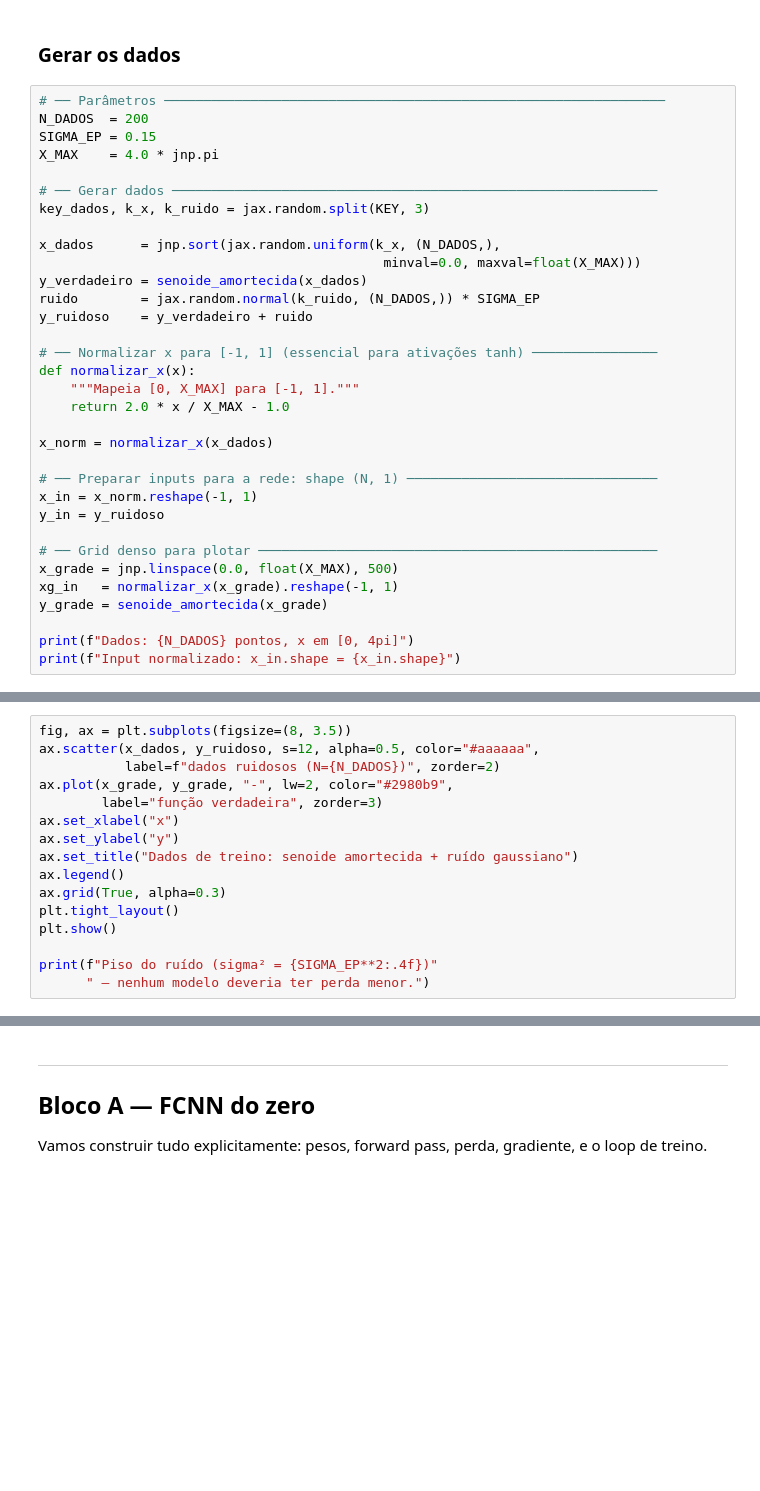
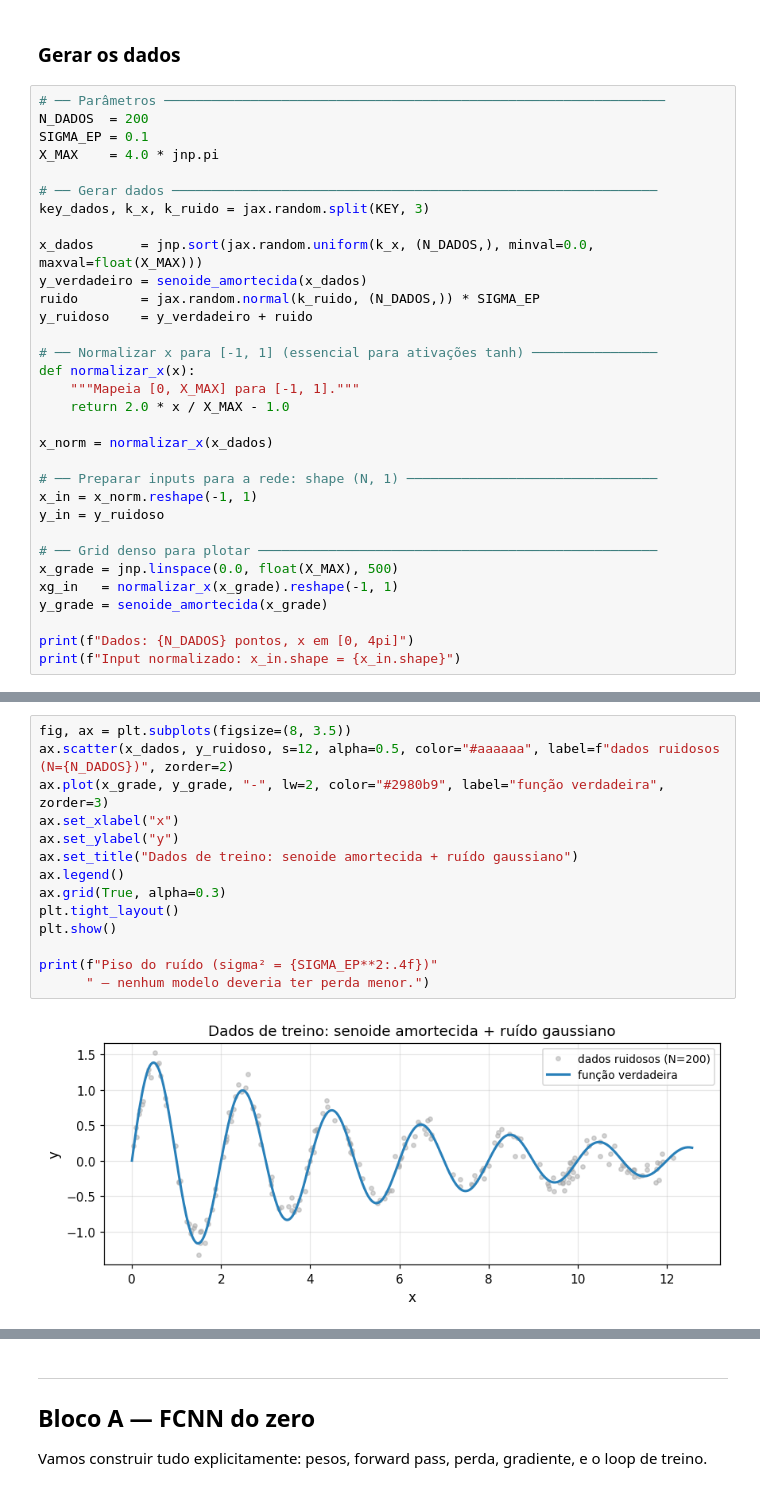
Before and after one commit to daniellopezcano/I-Escola-de-Inverno-do-IFUSP, a Jupyter notebook: jax-examples/notebooks/00_caixa_de_ferramentas.ipynb, the cells around one changed output, grey strips where cells are left out. Saved outputs shown, nothing was run; the diff lists cells and outputs as text; blank space fills up the shorter version.

```diff
--- a/jax-examples/notebooks/00_caixa_de_ferramentas.ipynb
+++ b/jax-examples/notebooks/00_caixa_de_ferramentas.ipynb
@@ -288,14 +343,13 @@ Ao final, demonstramos **sobreajuste** com uma rede grande demais.
 # %%
 # ── Parâmetros ────────────────────────────────────────────────────────────────
 N_DADOS  = 200
-SIGMA_EP = 0.15
+SIGMA_EP = 0.1
 X_MAX    = 4.0 * jnp.pi
 
 # ── Gerar dados ──────────────────────────────────────────────────────────────
 key_dados, k_x, k_ruido = jax.random.split(KEY, 3)
 
-x_dados      = jnp.sort(jax.random.uniform(k_x, (N_DADOS,),
-                                            minval=0.0, maxval=float(X_MAX)))
+x_dados      = jnp.sort(jax.random.uniform(k_x, (N_DADOS,), minval=0.0, maxval=float(X_MAX)))
 y_verdadeiro = senoide_amortecida(x_dados)
 ruido        = jax.random.normal(k_ruido, (N_DADOS,)) * SIGMA_EP
 y_ruidoso    = y_verdadeiro + ruido
@@ -321,16 +378,16 @@ print(f"Input normalizado: x_in.shape = {x_in.shape}")
 # %%
 fig, ax = plt.subplots(figsize=(8, 3.5))
-ax.scatter(x_dados, y_ruidoso, s=12, alpha=0.5, color="#aaaaaa",
-           label=f"dados ruidosos (N={N_DADOS})", zorder=2)
-ax.plot(x_grade, y_grade, "-", lw=2, color="#2980b9",
-        label="função verdadeira", zorder=3)
+ax.scatter(x_dados, y_ruidoso, s=12, alpha=0.5, color="#aaaaaa", label=f"dados ruidosos (N={N_DADOS})", zorder=2)
+ax.plot(x_grade, y_grade, "-", lw=2, color="#2980b9", label="função verdadeira", zorder=3)
 ax.set_xlabel("x")
 ax.set_ylabel("y")
 ax.set_title("Dados de treino: senoide amortecida + ruído gaussiano")
 ax.legend()
 ax.grid(True, alpha=0.3)
 plt.tight_layout()
 plt.show()
 
 print(f"Piso do ruído (sigma² = {SIGMA_EP**2:.4f})"
       " — nenhum modelo deveria ter perda menor.")
+# %% [output]
+[figure, added]
```
Also changed, not shown: parts of 26 cells of this notebook, 1 other file.
